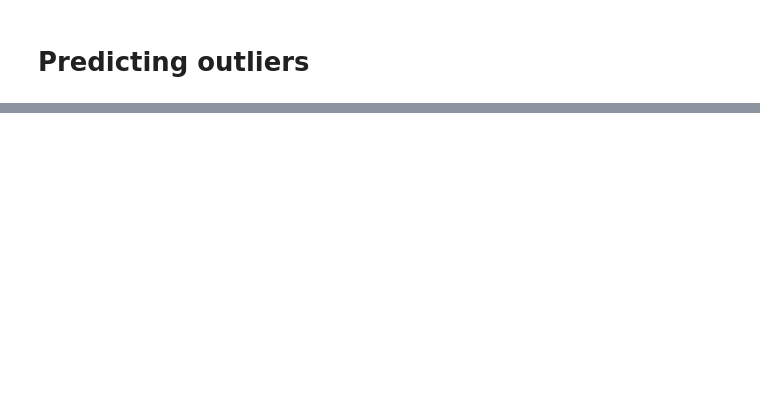
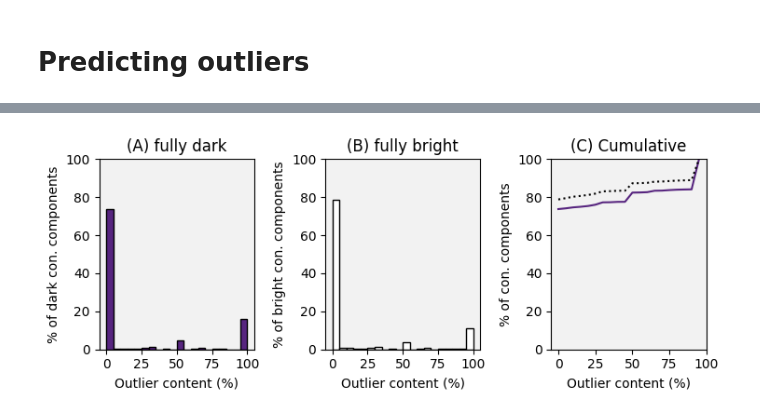
Before and after one commit to ProteinUniverseAtlas/AFDB90v4, a Jupyter notebook: 4. Outlier_Analysis.ipynb, the cells around one changed output, grey strips where cells are left out. Cells and saved outputs as stored; diff of their text form; code cells hidden in the pictures; blank space fills up the shorter version.

```diff
--- a/4. Outlier_Analysis.ipynb
+++ b/4. Outlier_Analysis.ipynb
@@ -118,6 +118,7 @@ with open("data/afdb90_outliers.txt") as f:
     for line in tqdm(f):
         key, score = line.strip().split("\t")
         to_outlier[key] = float(score)
+data_file["outlier_score"] = [to_outlier.get(k + "-F1", np.nan) for k in data_file["AF2_longest_best70"]]
 # %%
 outlier_data = get_data([k for k in to_outlier if to_outlier[k] < 0])
 # %%
@@ -218,0 +222,73 @@ plt.savefig("outliers.pdf", dpi=2000)
+# %%
+counts = data_file[(data_file["outlier_score"].notna())].groupby("subgraphID")["outlier_score"].count().to_dict()
+outlier_counts = data_file[(data_file["outlier_score"].notna()) & (data_file["outlier_score"] < 0)].groupby("subgraphID")["outlier_score"].count().to_dict()
+component_file = pnd.read_csv("data_generated_v2/AFDB90v4_subgraphs_summary.csv")
+darkness_class = []
+for _, x in component_file.iterrows():
+    if x["Avg_darkness"] <= 5:
+        darkness_class.append("fully dark")
+    elif x["Avg_darkness"] >= 95:
+        darkness_class.append("fully bright")
+    else:
+        darkness_class.append("none")
+component_file["Darkness class"] = darkness_class
+component_file["Num outliers"] = [outlier_counts.get(float(x), 0) for x in component_file["Subgraph"]]
+component_file["Outlier content"] = [100 * outlier_counts.get(float(x), 0) / counts.get(float(x), 1) for x in component_file["Subgraph"]]
+component_file = component_file.set_index('Subgraph')
+# %%
+level = 'Outlier content'
+modes = ['fully dark', 'fully bright']
+panel = ['A', 'B', 'C', 'D', 'E', 'F']
+
+fig, ax = plt.subplots(1, len(modes)+1, figsize=(2.5*(len(modes)+1), 3))
+percentage_dufs = []
+
+count = 0
+cumulative = {i: [] for i in modes}
+
+for j, mode in enumerate(modes):
+    tmp = component_file.loc[component_file['Darkness class'] == mode]
+
+    h,_ = np.histogram(tmp[level], bins=[i for i in range(0, 105, 5)])
+    n_dark = h[0]
+    h = h*100/sum(h)
+
+    if mode == 'fully dark':
+        colors = ['#57257F' for i in range(len(h))]
+    else:
+        colors = ['white' for i in range(len(h))]
+
+    x = list(range(len(h)))
+    y = list(h)
+
+    ax[j].bar(x,y,1, align='edge', color=colors, edgecolor='k')
+    ax[j].set_facecolor('#F2F2F2')
+    ax[j].set_xticks(range(0,21,5))
+    ax[j].set_xticklabels(range(0,101,25))
+    ax[j].set_ylabel('% of {} con. components'.format(mode.split(' ')[1]))
+    ax[j].set_xlabel('{} (%)'.format(level))
+    ax[j].title.set_text('({}) {}'.format(panel[count], mode))
+    ax[j].set_ylim(0,100)
+
+    cumulative[mode] = np.cumsum(h)
+    count += 1
+    if mode == 'fully dark':
+        color = '#57257F'
+        linestyle = '-'
+    else:
+        color = 'black'
+        linestyle = ':'
+    ax[-1].plot(x, cumulative[mode], color=color, linestyle=linestyle)
+    ax[-1].set_facecolor('#F2F2F2')
+    ax[-1].set_xticks(range(0,21,5))
+    ax[-1].set_xticklabels(range(0,101,25))
+    ax[-1].set_ylabel('% of con. components')
+    ax[-1].set_xlabel('{} (%)'.format(level))
+    ax[-1].title.set_text('({}) Cumulative'.format(panel[count]))
+    ax[-1].set_ylim(0,100)
+
+plt.tight_layout()
+plt.savefig('AFDBv4_uniref50_histogram_components_outlier_content.pdf')
+plt.savefig('AFDBv4_uniref50_histogram_components_outlier_content.png', dpi=2000)
+# %% [output]
+[figure, added]
```
Also changed, not shown: parts of 5 cells of this notebook.
